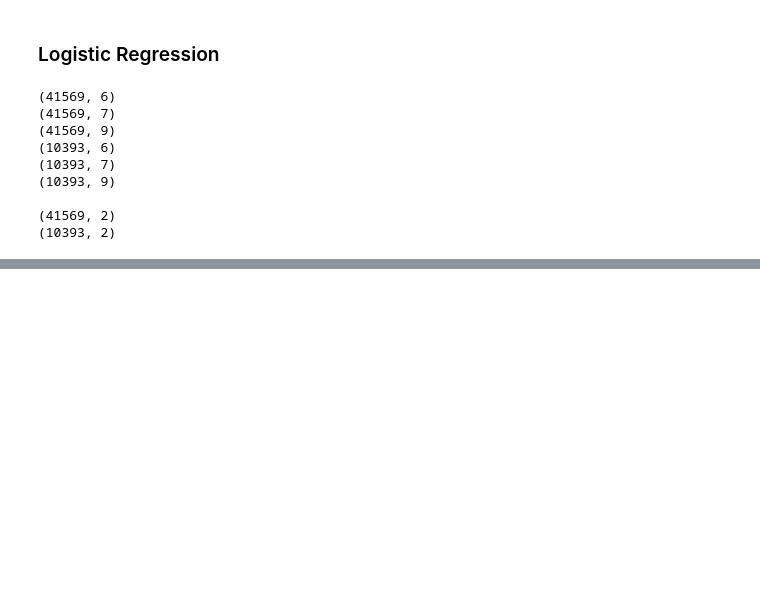
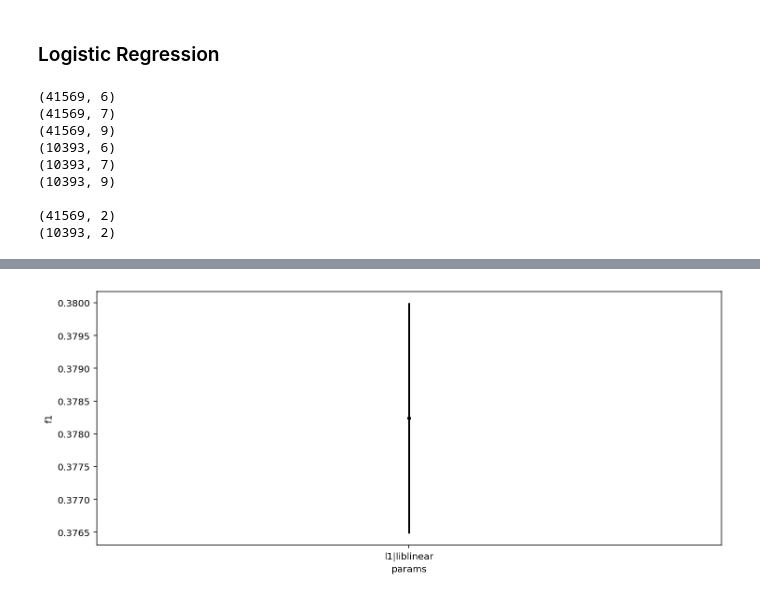
Before and after one commit to COGS118A/Group010-Sp22, a Jupyter notebook: PCA_Results/LogRegression.ipynb, the cells around one changed output, grey strips where cells are left out. Drawn from its saved outputs; the diff is of its cells as text; code cells hidden in the pictures; blank space fills up the shorter version.

Commit message:
tried some PCA variations on LogReg and plotted results
results seem lower than regular dataset. Wonder why this is

```diff
--- a/PCA_Results/LogRegression.ipynb
+++ b/PCA_Results/LogRegression.ipynb
@@ -246,0 +247,5 @@ TypeError: '<' not supported between instances of 'str' and 'int'
+# %%
+gscv.fit(X_train_09, y_train_PCA['genres'])
+plot_results(gscv)
+# %% [output]
+[figure, added]
```
Also changed, not shown: parts of 4 cells of this notebook.
